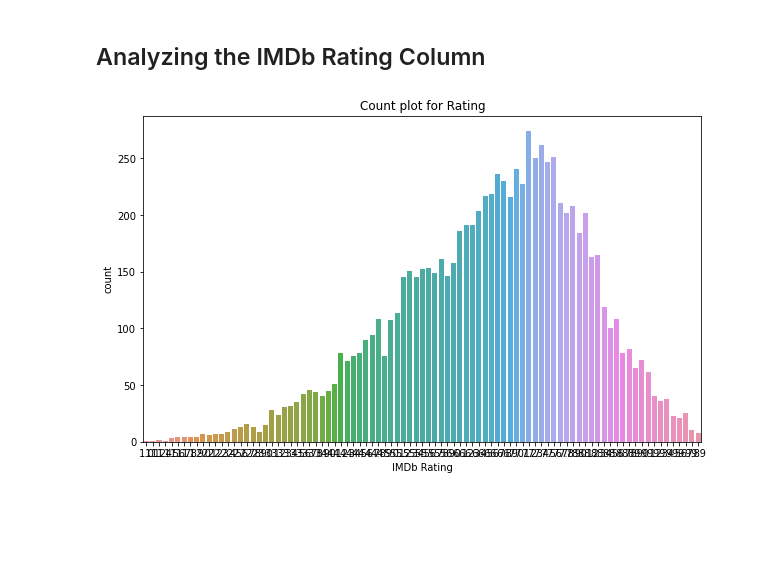
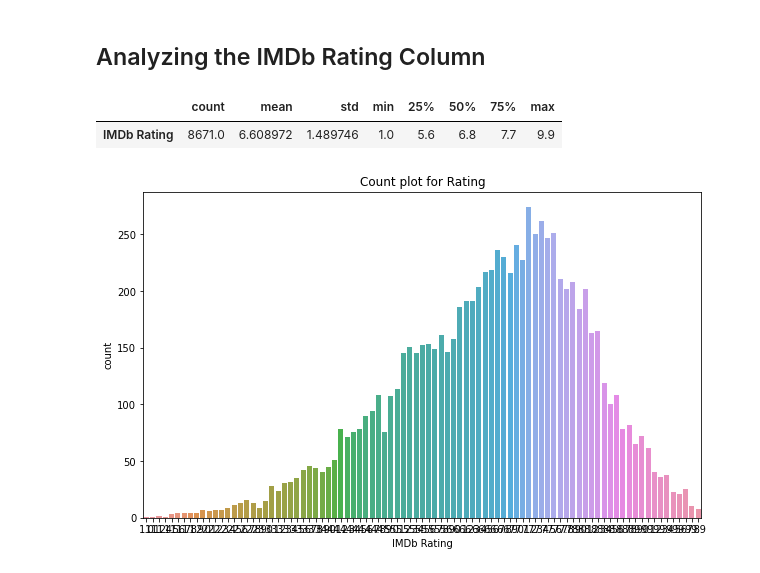
Before and after one commit to g-s01/indMov, a Jupyter notebook: data preprocessing/analysis.ipynb, the cells around one changed output. Cells and saved outputs as stored; diff of their text form; code cells hidden in the pictures; blank space fills up the shorter version.

```diff
--- a/data preprocessing/analysis.ipynb
+++ b/data preprocessing/analysis.ipynb
@@ -56,6 +88,11 @@ NaN values in Country is 4006 (40.04%)
 Empty values in Language is 284 (2.84%)
 # %% [markdown]
 ## Analyzing the IMDb Rating Column
+# %%
+df.describe().T
+# %% [output]
+|  | count | mean | std | min | 25% | 50% | 75% | max |
+| IMDb Rating | 8671.0 | 6.608972 | 1.489746 | 1.0 | 5.6 | 6.8 | 7.7 | 9.9 |
 # %%
 # Plot a count plot for the 'Rating' column
 plt.figure(figsize=(10, 6))
```
Also changed, not shown: parts of 5 cells of this notebook.
